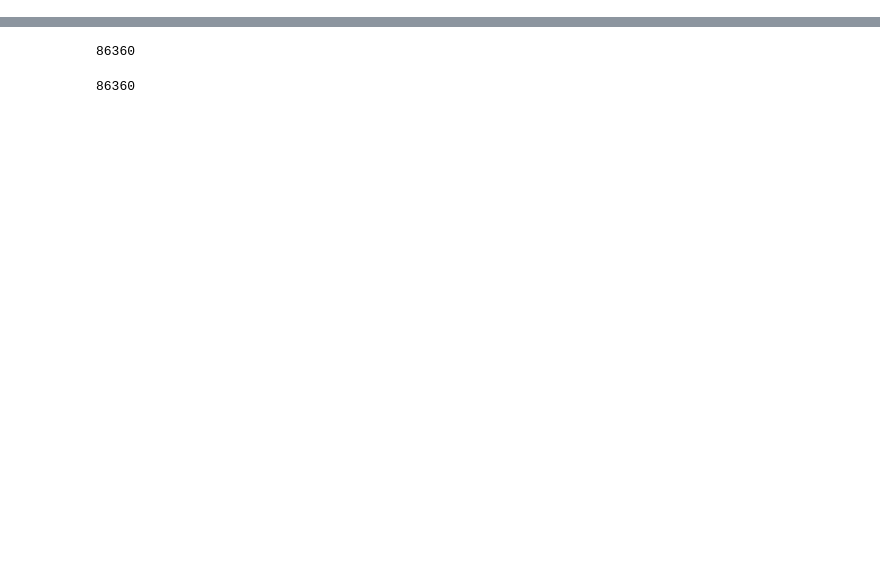
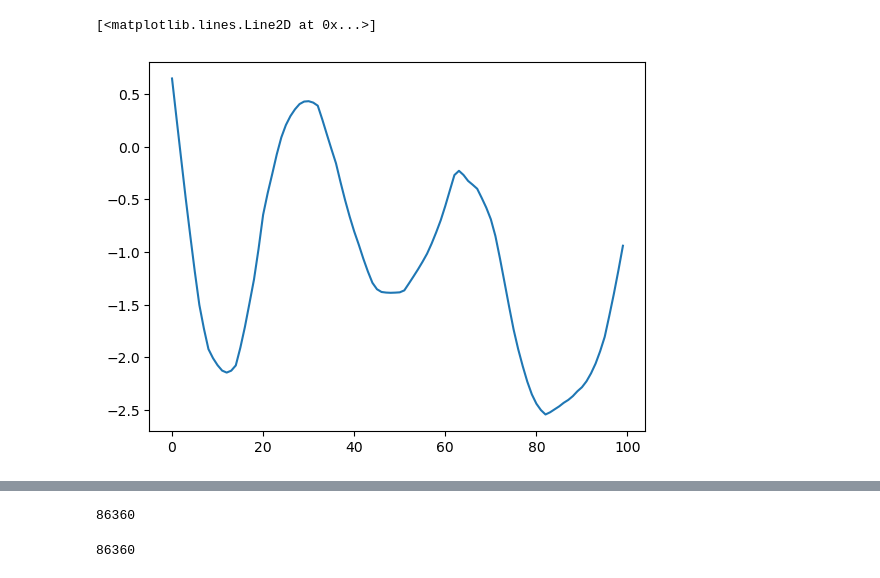
Before and after one commit to GeorgetteFR/thermal_optimal_path, a Jupyter notebook: notebooks/test.ipynb, the cells around one changed output, grey strips where cells are left out. Saved outputs shown, nothing was run; the diff lists cells and outputs as text; code cells hidden in the pictures; blank space fills up the shorter version.

```diff
--- a/notebooks/test.ipynb
+++ b/notebooks/test.ipynb
@@ -77,3 +78,11 @@ plt.plot(df_avg)
+# %%
+base_time = 36000
+t = 100
+
+plt.plot(df_avg[base_time:base_time+t])
+# %% [output]
+[<matplotlib.lines.Line2D at 0x...>]
+[figure, added]
 # %%
 btc_prices.head(5)
 # %% [output]
```
Also changed, not shown: parts of 14 cells of this notebook, 6 other files.
